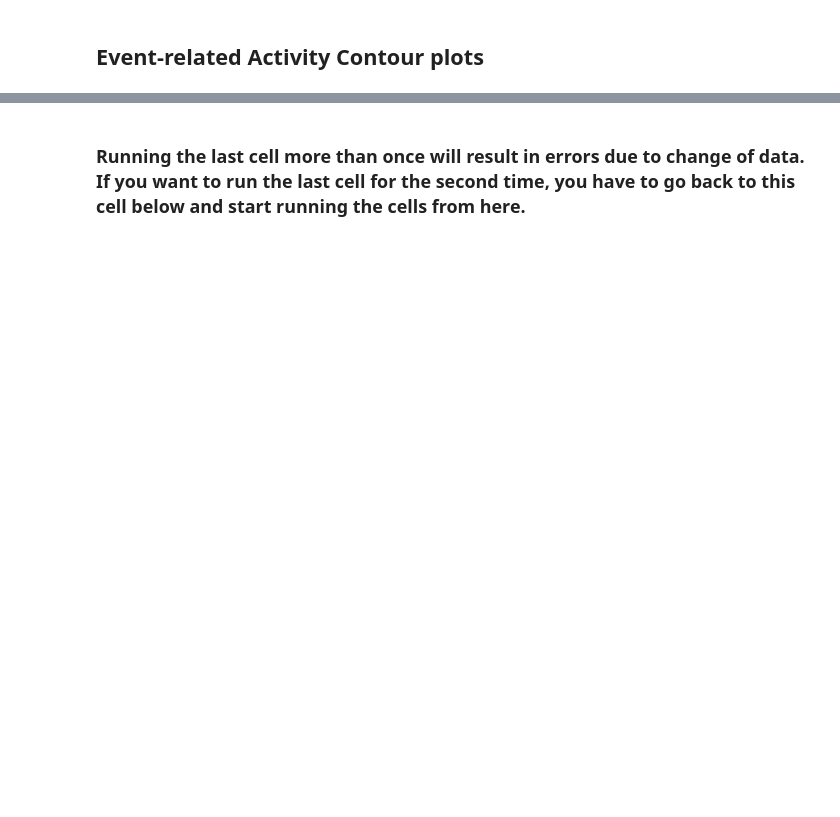
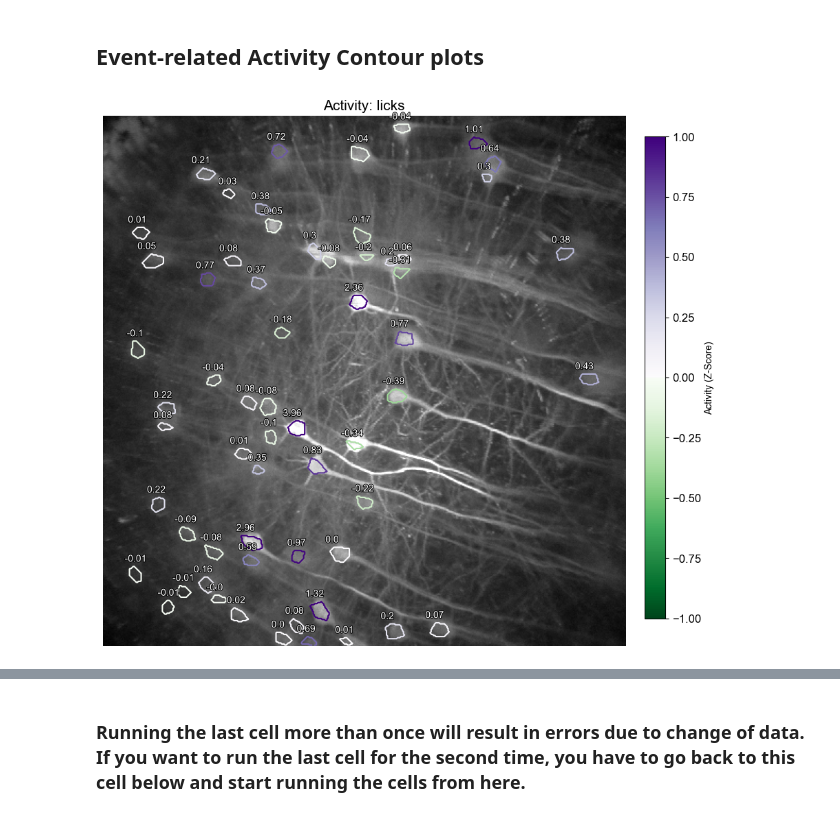
Before and after one commit to zhounapeuw/NAPE_imaging_postprocess, a Jupyter notebook: napeca_post/plot_activity_contours.ipynb, the cells around one changed output, grey strips where cells are left out. Cells and saved outputs as stored; diff of their text form; code cells hidden in the pictures; blank space fills up the shorter version.

```diff
--- a/napeca_post/plot_activity_contours.ipynb
+++ b/napeca_post/plot_activity_contours.ipynb
@@ -235,58 +224,63 @@ for iroi in range(numROI_sima):
+# %%
+def generate_norm_map(vector):
+    # Get the min and max of the data ignoring outliers
+    percentile_min = np.percentile(vector, 7)
+    percentile_max = np.percentile(vector, 93)
+
+    # Generate the data normalization structure
+    abs_max = max(np.abs(percentile_min), np.abs(percentile_max))
+    norm = mcolors.TwoSlopeNorm(vcenter=0, vmin=-abs_max, vmax=abs_max)
+
+    # Creating a ScalarMappable for the colorbar
+    sm = ScalarMappable(cmap=custom_cmap, norm=norm)
+    sm.set_array([])  # Set dummy array for colorbar
+
+    return norm, sm
 # %%
-def plot_contour(data_dict, analysis_win, name, color_idx):
+# contour with the activity value instead of the activity name as the label
+from matplotlib.colors import ListedColormap
+
+def plot_contour_activityname(name, color_idx):
     """
     A function that takes in a name of an event and a index of the color scheme list as
     parameters and uses the corresponding color schemes to plot the event-based activity contour
     plot using the data fetched from the previously loaded in pickle file
     """
-    # getting the data corresponding to the activity name from the dictionary
-    # CZ tvec needs to be an argument in plot_contour, also correct hardcoding of time selection
-    contour_vector = np.mean(data_dict[name]
-                                      ['zdata']
-                                      [:,:,
-                                       utils.get_tvec_sample(tvec, analysis_win[0]):utils.get_tvec_sample(tvec, analysis_win[-1])],
-                                      axis=(0,2))
-
-    # making a copy of the original data vector for coloring purposes
-    orig_vector = np.copy(contour_vector)
-
-
-
-    # normalize the values in the vector so that the colors can be properly indexed
-    for i in rois_to_include:
-        contour_vector[i] = abs(contour_vector[i])
-        contour_vector[i] *= 125
-        if (contour_vector[i] >= 255):
-            contour_vector[i] = 255
+    contour_vector, orig_vector = generate_contour_vectors(data_dict, analysis_win, name)
+    norm, sm = generate_norm_map(orig_vector)
 
     # this all below could be placed into a separate function
-    fig, ax = plt.subplots(1, 1, figsize = (10,10))
+    fig, ax = plt.subplots(1, 1, figsize=(10, 10))
     climits = [np.min(std_img), np.max(std_img)]
-    img = ax.imshow(std_img, cmap = 'gray', vmin = climits[0]*1, vmax = climits[1]*0.8)
+    img = ax.imshow(std_img, cmap='gray', vmin=climits[0]*1, vmax=climits[1]*0.8)
 
+    #Adding the ROIs onto the image
     for iroi in range(numROI_sima):
-
-        if orig_vector[iroi] > 0:
-            roi_color = pos_colors[color_idx][int(contour_vector[iroi])]
-        else:
-            roi_color = neg_colors[color_idx][int(contour_vector[iroi])]
+        color = sm.to_rgba(orig_vector[iroi])
+        roi_color = color[:3]
 
         # plotting the contours and color them based on each cell's activity value
-        cm = plt.contour(sima_masks[iroi,:,:],
-                         colors=roi_color)
+        cm = plt.contour(sima_masks[iroi,:,:], colors=[roi_color], norm=norm)
 
-#         # add text that indicates each cell's activity value
-#         txt = plt.text(roi_label_loc_manual[iroi][1] - 25, roi_label_loc_manual[iroi][0] +5,
-#                  round(orig_vector[iroi], 2),
-#                  fontsize=12,
-#                  color = pos_colors[color_idx][int(contour_vector[iroi])]
-#                          if orig_vector[iroi] > 0
-#                          else neg_colors[color_idx][int(contour_vector[iroi])])
-#         txt.set_path_effects([PathEffects.withStroke(linewidth=1.5, foreground='gray')])
-
-
-        txt = plt.text(roi_label_loc_manual[iroi][1] - 5, roi_label_loc_manual[iroi][0] - 5,  int(iroi), fontsize=10, color = 'white')
+        # set the data point text label
+        if activity_name:
+            txt = plt.text(roi_label_loc_manual[iroi][1] - 5, roi_label_loc_manual[iroi][0] - 5, round(orig_vector[iroi], 2), fontsize=10, color='white')
+        else:
+            txt = plt.text(roi_label_loc_manual[iroi][1] - 5, roi_label_loc_manual[iroi][0] - 5, int(iroi), fontsize=10, color='white')
         txt.set_path_effects([PathEffects.withStroke(linewidth=1.5, foreground='k')])
 
+    # Customizing the plot
     plt.title("Activity: " + name, fontsize=15)
     plt.axis('off')
+
+    # Adding colorbar
+    cax = fig.add_axes([0.92, 0.15, 0.03, 0.7])  # Adjust the position as needed
+    cb = plt.colorbar(sm, cax=cax)
+    cb.set_label("Activity (Z-Score)")
+
+    plt.show()
+
+for i in range(len(conditions)):
+   plot_contour_activityname(conditions[i], 0)
+# %% [output]
+[figure, added]
```
Also changed, not shown: parts of 40 cells of this notebook, 7 other files.
